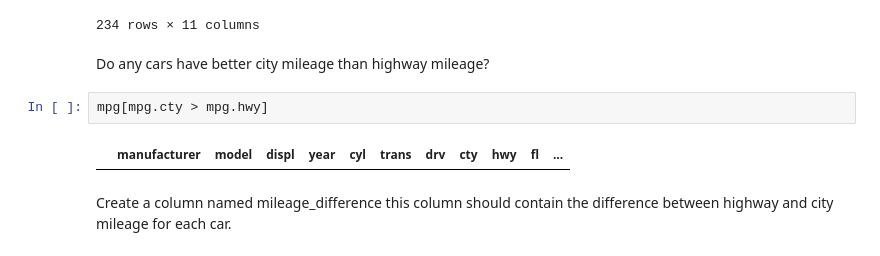
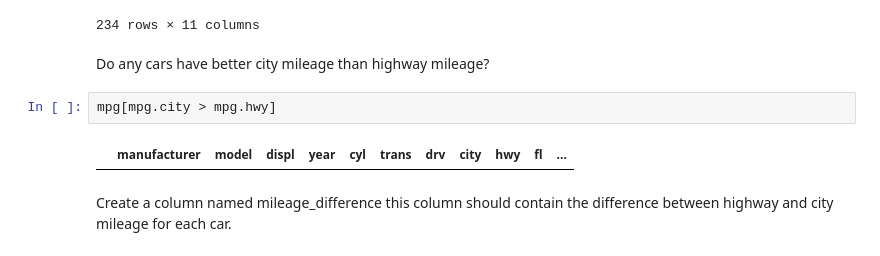
Before and after one commit to matt-c-knight/numpy-pandas-visualization-exercises, a Jupyter notebook: dataframes.ipynb, the cells around one changed output. Cells and saved outputs as stored; diff of their text form.

```diff
--- a/dataframes.ipynb
+++ b/dataframes.ipynb
@@ -230,9 +230,9 @@ mpg.rename(columns={'hwy': 'highway'})
 # %% [markdown]
 Do any cars have better city mileage than highway mileage?
 # %%
-mpg[mpg.cty > mpg.hwy]
+mpg[mpg.city > mpg.hwy]
 # %% [output]
-|  | manufacturer | model | displ | year | cyl | trans | drv | cty | hwy | fl | ... |
+|  | manufacturer | model | displ | year | cyl | trans | drv | city | hwy | fl | ... |
 # %% [markdown]
 Create a column named mileage_difference this column
 should contain the difference between highway and city mileage for each
```
Also changed, not shown: parts of 2 cells of this notebook, 8 other files.
